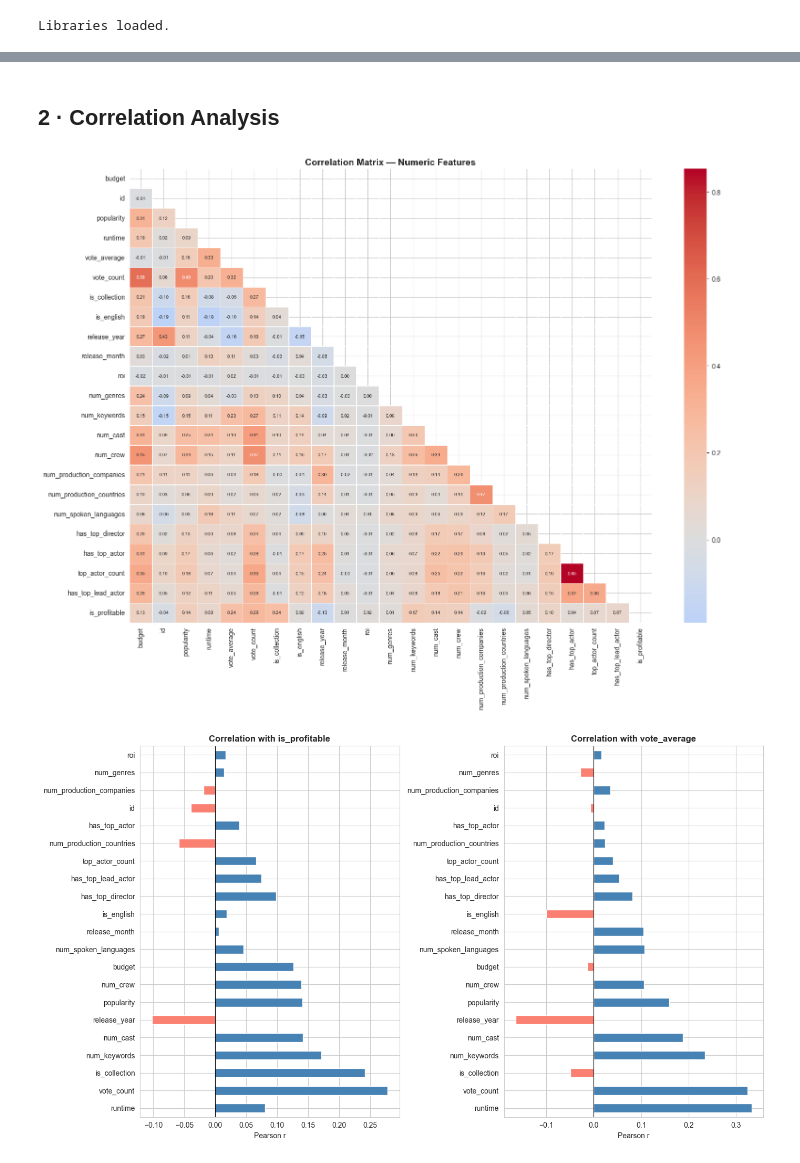
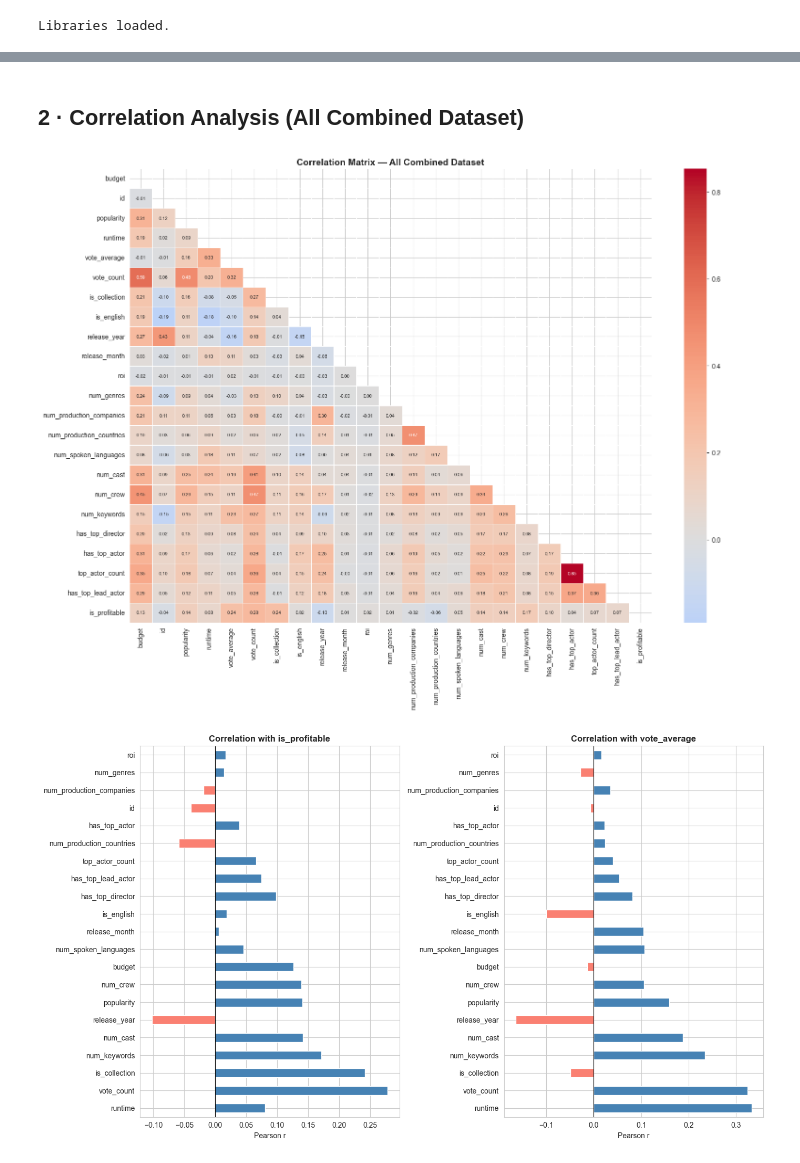
Before and after one commit to MaryemD/movie-success-predictor, a Jupyter notebook: notebooks/03_prepare_for_modeling.ipynb, the cells around one changed output, grey strips where cells are left out. Saved outputs shown, nothing was run; the diff lists cells and outputs as text; code cells hidden in the pictures.

```diff
--- a/notebooks/03_prepare_for_modeling.ipynb
+++ b/notebooks/03_prepare_for_modeling.ipynb
@@ -84,16 +97,18 @@ df.describe(include='all').T
 # %% [markdown]
-## 2 · Correlation Analysis
+## 2 · Correlation Analysis (All Combined Dataset)
 # %%
-numeric_cols = df.select_dtypes(include='number').columns
-corr = df[numeric_cols].corr()
+# Correlation heatmap on "all" dataset (most features)
+df_corr = loaded['all']
+numeric_cols = df_corr.select_dtypes(include='number').columns
+corr = df_corr[numeric_cols].corr()
 
 plt.figure(figsize=(16, 12))
 mask = np.triu(np.ones_like(corr, dtype=bool))
 sns.heatmap(corr, mask=mask, annot=True, fmt='.2f', cmap='coolwarm',
             center=0, linewidths=0.5, annot_kws={'size': 7})
-plt.title('Correlation Matrix — Numeric Features', fontsize=14, fontweight='bold')
+plt.title('Correlation Matrix — All Combined Dataset', fontsize=14, fontweight='bold')
 plt.tight_layout()
 plt.show()
 # %% [output]
-[figure, old version]
+[figure, new version]
 # %%
```
Also changed, not shown: parts of 22 cells of this notebook, 23 other files.
